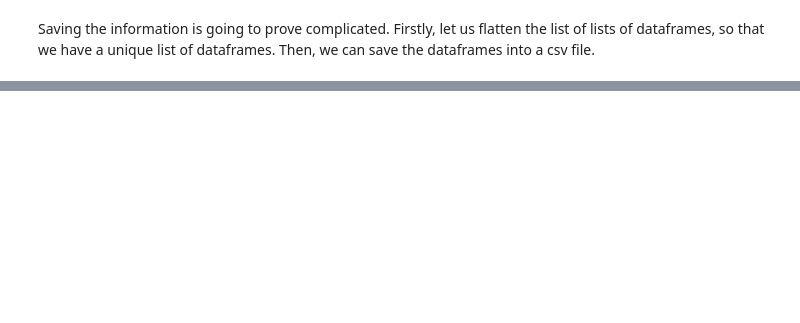
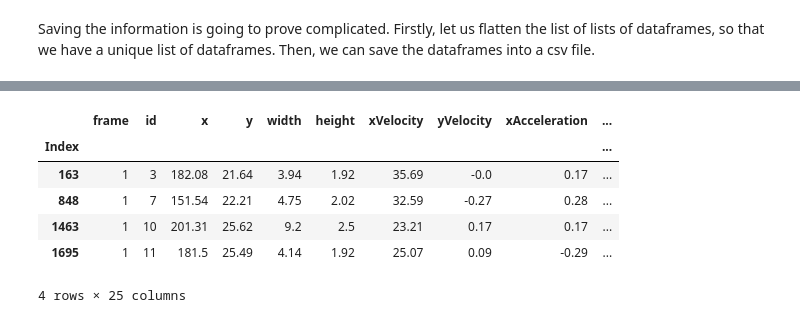
Before and after one commit to lmmartinez97/alphadrive_bp, a Jupyter notebook: highD/dataviz.ipynb, the cells around one changed output, grey strips where cells are left out. Drawn from its saved outputs; the diff is of its cells as text; code cells hidden in the pictures; blank space fills up the shorter version.

Commit message:
"Finished up group saving - files are BIG"

```diff
--- a/highD/dataviz.ipynb
+++ b/highD/dataviz.ipynb
@@ -52,7 +52,7 @@ class SceneData:
         dataset_index: index of the recording that is to be addressed
     '''
     def __init__(self, dataset_location = None, dataset_index = None):
-
+        self.dataset_index  = dataset_index
         self.dataset_location = dataset_location
         self.df_location = dataset_location + str(dataset_index).zfill(2) + "_tracks.csv"
         self.static_info_location = dataset_location + str(dataset_index).zfill(2) + "_tracksMeta.csv"
@@ -112,9 +112,7 @@ class SceneData:
             Returns:
                 df_list: a list of dataframes - one per frame of recorded data - in which every vehicle in the scene is included.
         '''
-        self.df_list = [
-            None
-        ] * self.df.frame.nunique()  # Preallocate list to improve speed - number of dataframes is equal to that of video frames
+        self.df_list = [None] * self.df.frame.nunique()  # Preallocate list to improve speed - number of dataframes is equal to that of video frames
         for frame_number in range(1, self.df.frame.nunique() + 1, 1):  # Iterate through every video frame in the dataframe - frame enumeration starts at 1
             self.df_list[frame_number - 1] = self.df[np.in1d(self.df["frame"].values, [frame_number])]  # Select rows of dataframe with df["frame"] == frame_number
         return self.df_list
@@ -199,8 +197,20 @@ class SceneData:
             frame = self.df_direction_list[i][0]
             self.vehicle_groups[i] = self.get_vehicle_groups_from_frame(frame)
             frame = self.df_direction_list[i][1]
-            self.vehicle_groups[i+self.total_frame_number-1] = self.get_vehicle_groups_from_frame(frame)
+            self.vehicle_groups[i+self.total_frame_number] = self.get_vehicle_groups_from_frame(frame)
         return self.vehicle_groups
+
+    def save_vehicle_groups(self):
+        file_path = dataset_location + str(dataset_index).zfill(2) + "_groups.csv"
+        if os.path.exists(file_path): #if the file already exists, we need to erase it to avoid duplicity
+            print("File" + file_path + "already exists. Deleting...")
+            os.remove(file_path)
+        self.vehicle_groups_flat = [group for frame in self.vehicle_groups for group in frame] #flatten the vehicle groups list
+        with open(file_path, 'a') as f: #write the dataframes on the corresponding file
+            for df in self.vehicle_groups_flat:
+                df.to_csv(f, index=True, index_label='Index')
+                f.write("\n")
+
 
     def plot_frame(self, frame_number=None):
         '''
@@ -618,0 +508,25 @@ read_df
+# %%
+# Find the indices where the NaN values are located
+nan_indices = new_read_df.index[new_read_df['Index'] == -1].tolist()
+len(nan_indices)
+# Initialize an empty list to store the smaller DataFrames
+smaller_dfs = [None]*len(nan_indices)
+# Split the DataFrame based on the NaN indices
+start = 0
+for index, end in enumerate(nan_indices):
+    smaller_df = new_read_df.iloc[start:end]
+    smaller_df = smaller_df.set_index('Index') #Set the index column as index
+    smaller_dfs[index] = (smaller_df)
+    start = end + 1  # Set the start index for the next iteration
+smaller_df = new_read_df.iloc[start:]
+smaller_dfs.append(smaller_df)
+# %%
+display(smaller_dfs[1])
+# %% [output]
+|  | frame | id | x | y | width | height | xVelocity | yVelocity | xAcceleration | ... |
+| Index |  |  |  |  |  |  |  |  |  | ... |
+| 163 | 1 | 3 | 182.08 | 21.64 | 3.94 | 1.92 | 35.69 | -0.0 | 0.17 | ... |
+| 848 | 1 | 7 | 151.54 | 22.21 | 4.75 | 2.02 | 32.59 | -0.27 | 0.28 | ... |
+| 1463 | 1 | 10 | 201.31 | 25.62 | 9.2 | 2.5 | 23.21 | 0.17 | 0.17 | ... |
+| 1695 | 1 | 11 | 181.5 | 25.49 | 4.14 | 1.92 | 25.07 | 0.09 | -0.29 | ... |
+4 rows × 25 columns
```
Also changed, not shown: parts of 21 cells of this notebook.
